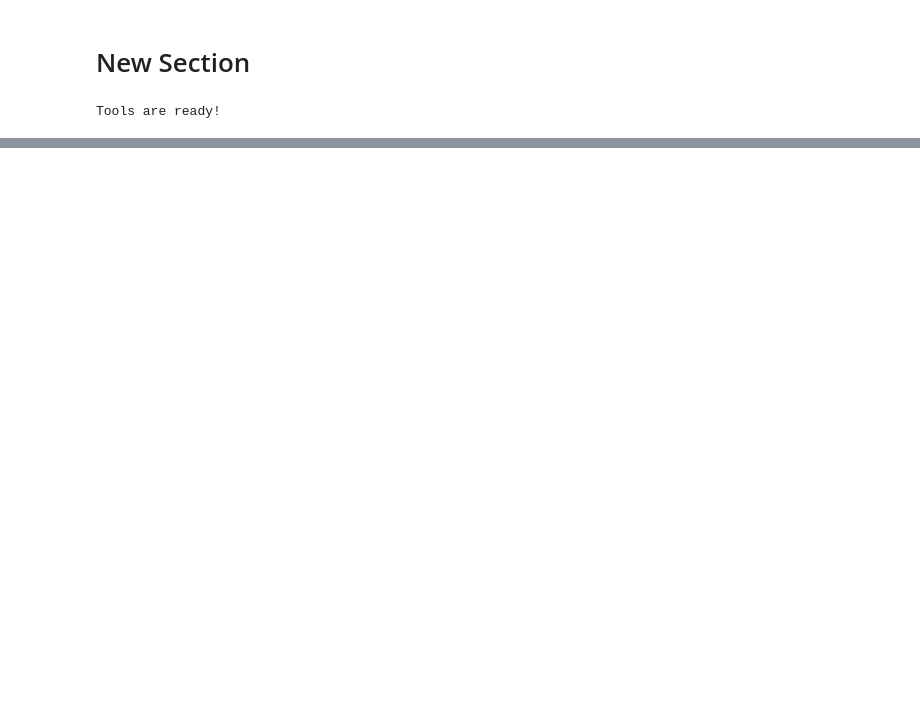
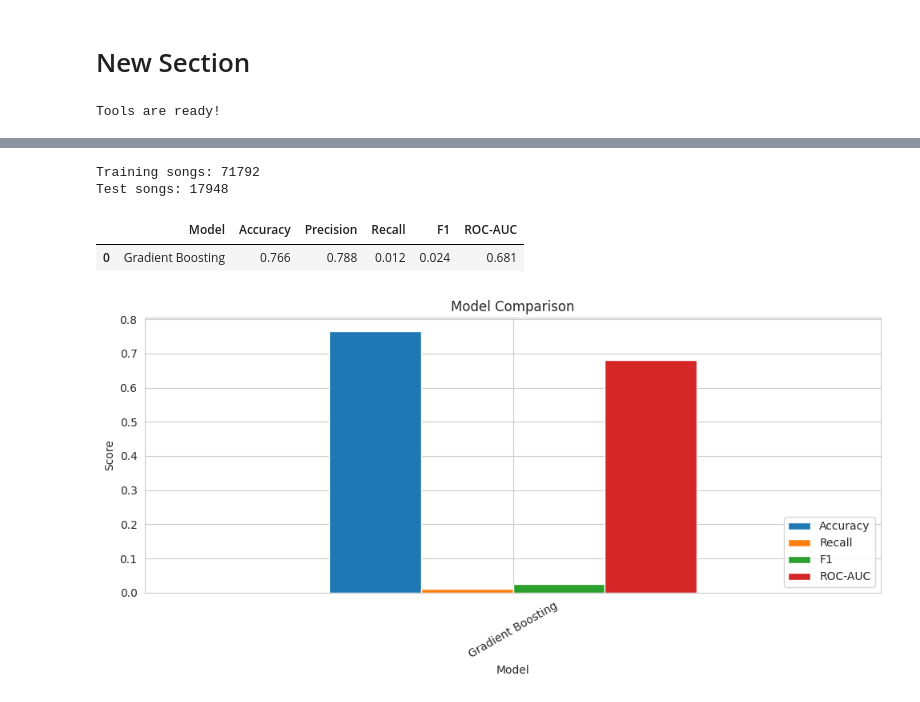
Before and after one commit to bhavs3260/spotify-popularity-mood-ml, a Jupyter notebook: spotify_popularity_mood.ipynb, the cells around one changed output, grey strips where cells are left out. Cells and saved outputs as stored; diff of their text form; code cells hidden in the pictures; blank space fills up the shorter version.

Commit message:
day 2:split,scale,and model comparison

```diff
--- a/spotify_popularity_mood.ipynb
+++ b/spotify_popularity_mood.ipynb
@@ -113,0 +141,62 @@ plt.show()
+# %%
+from sklearn.model_selection import train_test_split
+from sklearn.preprocessing import StandardScaler
+
+X = df[features]
+y = df["is_hit"]
+
+X_train, X_test, y_train, y_test = train_test_split(
+    X, y, test_size=0.2, random_state=42, stratify=y
+    )
+
+scaler = StandardScaler()
+X_train_scaled = scaler.fit_transform(X_train)
+X_test_scaled = scaler.transform(X_test)
+
+print("Training songs:", X_train.shape[0])
+print("Test songs:", X_test.shape[0])
+# %% [output]
+Training songs: 71792
+Test songs: 17948
+# %%
+from sklearn.linear_model import LogisticRegression
+from sklearn.tree import DecisionTreeClassifier
+from sklearn.ensemble import RandomForestClassifier, GradientBoostingClassifier
+from sklearn.neighbors import KNeighborsClassifier
+from sklearn.metrics import accuracy_score, precision_score, recall_score, f1_score, roc_auc_score
+
+models = {
+    "Logistic Regression": LogisticRegression(max_iter=1000, class_weight="balanced"),
+        "Decision Tree": DecisionTreeClassifier(max_depth=8, class_weight="balanced", random_state=42),
+            "Random Forest": RandomForestClassifier(n_estimators=100, class_weight="balanced", random_state=42, n_jobs=-1),
+                "KNN": KNeighborsClassifier(n_neighbors=15),
+                    "Gradient Boosting": GradientBoostingClassifier(random_state=42),
+}
+results = []
+for name, model in models.items():
+                        model.fit(X_train_scaled, y_train)
+pred = model.predict(X_test_scaled)
+prob = model.predict_proba(X_test_scaled)[:, 1]
+results.append({
+"Model": name,
+                                                    "Accuracy": accuracy_score(y_test, pred),
+                                                            "Precision": precision_score(y_test, pred),
+                                                                    "Recall": recall_score(y_test, pred),
+                                                                            "F1": f1_score(y_test, pred),
+                                                                                    "ROC-AUC": roc_auc_score(y_test, prob),
+                                                                                        })
+results_df = pd.DataFrame(results).round(3).sort_values("F1", ascending=False)
+results_df
+# %% [output]
+|  | Model | Accuracy | Precision | Recall | F1 | ROC-AUC |
+| 0 | Gradient Boosting | 0.766 | 0.788 | 0.012 | 0.024 | 0.681 |
+# %%
+results_df.set_index("Model")[["Accuracy", "Recall", "F1", "ROC-AUC"]].plot(kind="bar", figsize=(10, 5))
+plt.title("Model Comparison")
+plt.ylabel("Score")
+plt.xticks(rotation=30)
+plt.legend(loc="lower right")
+plt.tight_layout()
+plt.show()
+# %% [output]
+[figure, added]
```
Also changed, not shown: parts of 10 cells of this notebook.
